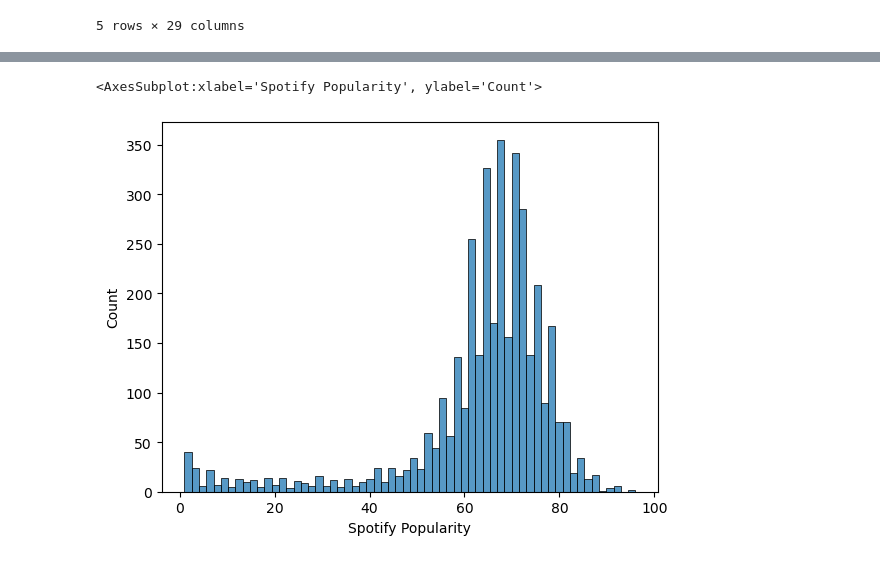
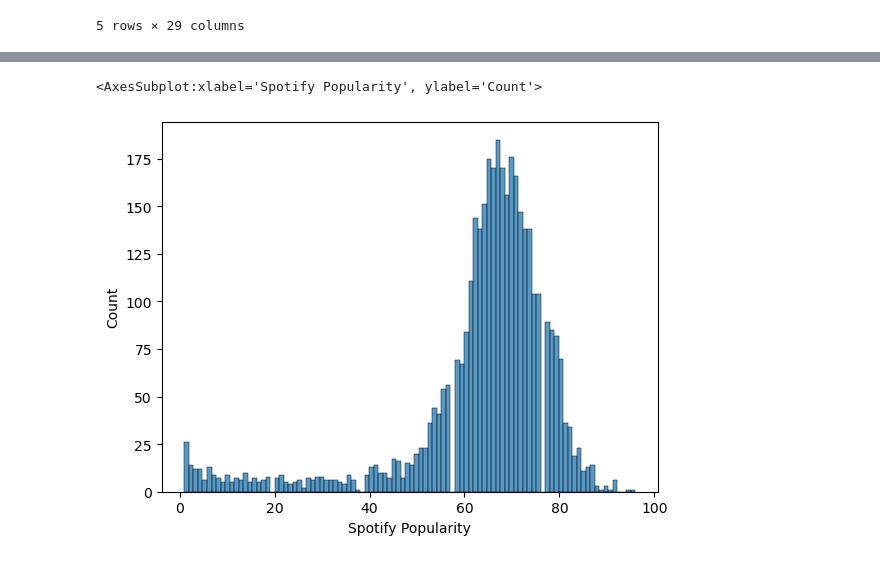
Before and after one commit to Charred-Baguette/AI-AT-CCIC, a Jupyter notebook: Semester 1/Spotify/Spotify 2024.ipynb, the cells around one changed output, grey strips where cells are left out. Drawn from its saved outputs; the diff is of its cells as text; code cells hidden in the pictures.

```diff
--- a/Semester 1/Spotify/Spotify 2024.ipynb
+++ b/Semester 1/Spotify/Spotify 2024.ipynb
@@ -60,10 +93,10 @@ sb.barplot(data=date_df, x="Months", y="Count")
 # %%
 mth
 # %%
-sb.histplot(data=df, x="Spotify Popularity")
+sb.histplot(data=df, x="Spotify Popularity", bins=100)
 # %% [output]
 <AxesSubplot:xlabel='Spotify Popularity', ylabel='Count'>
-[figure, old version]
+[figure, new version]
 # %%
 df["YouTube Views"]=df["YouTube Views"].str.replace(',',"")
 df["YouTube Views"]= pd.to_numeric(df["YouTube Views"], errors="coerce")
```
Also changed, not shown: parts of 8 cells of this notebook.
